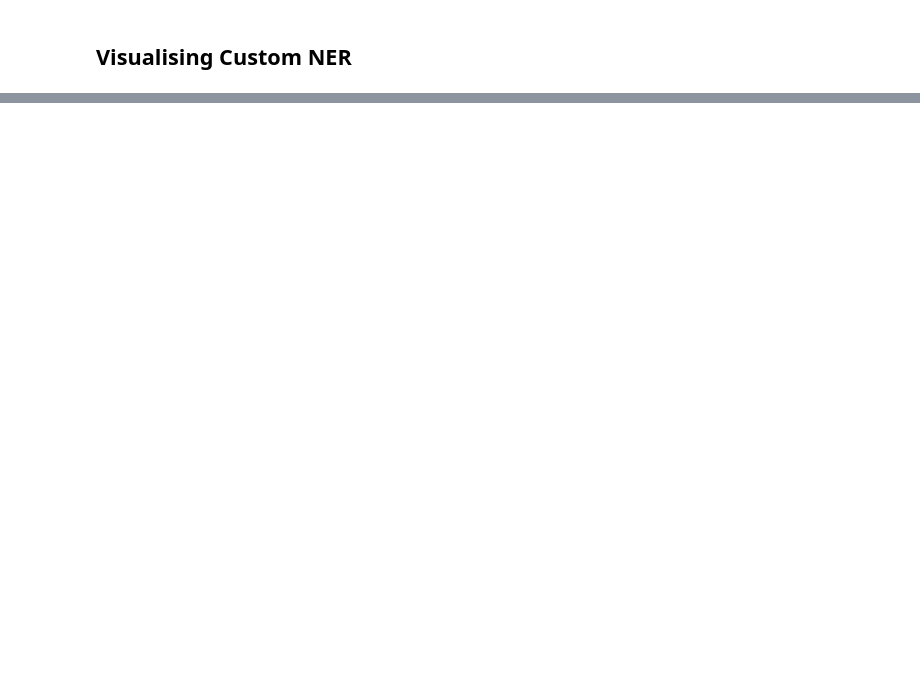
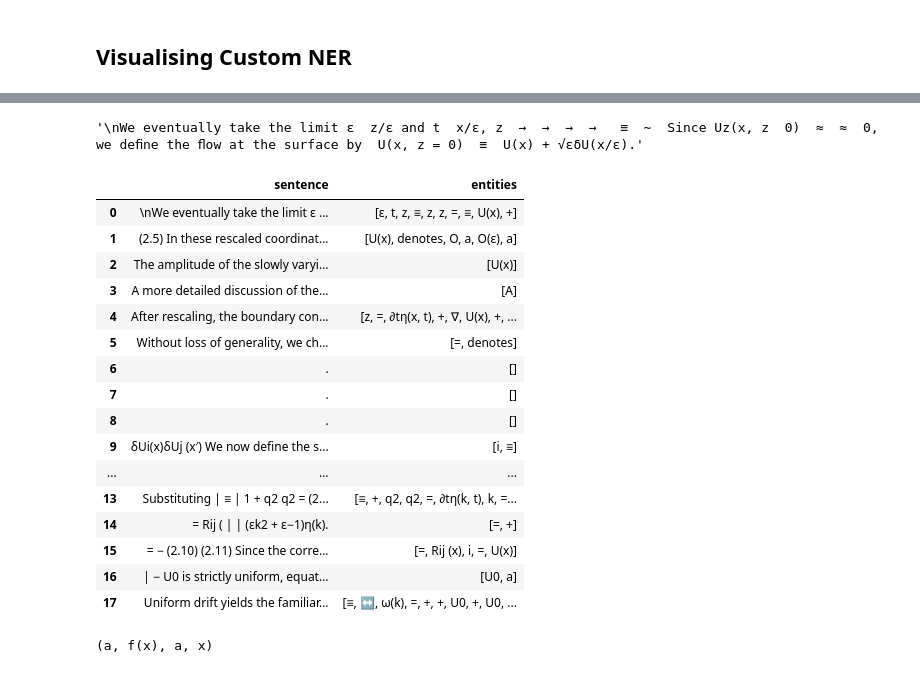
Before and after one commit to taissirboukrouba/Structured-Information-Retrieval-with-LLMs, a Jupyter notebook: notebooks/feature_extraction.ipynb, the cells around one changed output, grey strips where cells are left out. Drawn from its saved outputs; the diff is of its cells as text; code cells hidden in the pictures; blank space fills up the shorter version.

```diff
--- a/notebooks/feature_extraction.ipynb
+++ b/notebooks/feature_extraction.ipynb
@@ -381,0 +370,27 @@ displacy.render(doc, style="ent", jupyter=True)
+# %%
+import nltk
+from nltk.tokenize import word_tokenize , sent_tokenize
+nltk.download('punkt')
+
+labels = ["MATH_FUNC" , "MATH_SYMBOL" , "MATH_OPP" ,"MATH_VRB"]
+
+sentences = sent_tokenize(text)
+nlp = spacy.load("en_core_web_sm")
+
+# adding custom tokenizer
+nlp.tokenizer = create_spacy_tokenizer(nlp)
+
+# Adding the custom NER component to the pipeline
+nlp.add_pipe("parsing_math_entities",before="ner")
+
+sent_of_interest = {"sentence" :[],"entities":[]}
+
+for sent in sentences :
+  doc = nlp(sent)
+  ent_list = []
+  for ent in doc.ents :
+    if ent.label_ in labels :
+
+      ent_list.append(ent.text)
+  sent_of_interest["sentence"].append(sent)
+  sent_of_interest["entities"].append(ent_list)
@@ -381,0 +400,34 @@ displacy.render(doc, style="ent", jupyter=True)
+# %%
+df = pd.DataFrame(sent_of_interest)
+df.iloc[0].sentence
+# %% [output]
+'\nWe eventually take the limit ε  z/ε and t  x/ε, z  →  →  →  →   ≡  ∼  Since Uz(x, z  0)  ≈  ≈  0, we deﬁne the ﬂow at the surface by  U(x, z = 0)  ≡  U(x) + √εδU(x/ε).'
+# %%
+df
+# %% [output]
+|  | sentence | entities |
+| 0 | \nWe eventually take the limit ε ... | [ε, t, z, ≡, z, z, =, ≡, U(x), +] |
+| 1 | (2.5) In these rescaled coordinat... | [U(x), denotes, O, a, O(ε), a] |
+| 2 | The amplitude of the slowly varyi... | [U(x)] |
+| 3 | A more detailed discussion of the... | [A] |
+| 4 | After rescaling, the boundary con... | [z, =, ∂tη(x, t), +, ∇, U(x), +, ... |
+| 5 | Without loss of generality, we ch... | [=, denotes] |
+| 6 | . | [] |
+| 7 | . | [] |
+| 8 | . | [] |
+| 9 | δUi(x)δUj (x′) We now deﬁne the s... | [i, ≡] |
+| ... | ... | ... |
+| 13 | Substituting | ≡ | 1 + q2 q2 = (2... | [≡, +, q2, q2, =, ∂tη(k, t), k, =... |
+| 14 | = Rij ( | | (εk2 + ε−1)η(k). | [=, +] |
+| 15 | = − (2.10) (2.11) Since the corre... | [=, Rij (x), i, =, U(x)] |
+| 16 | | − U0 is strictly uniform, equat... | [U0, a] |
+| 17 | Uniform drift yields the familiar... | [≡, ↔, ω(k), =, +, +, U0, +, U0, ... |
+# %%
+import spacy
+nlp = spacy.load("en_core_web_sm")
+nlp.tokenizer = create_spacy_tokenizer(nlp)
+nlp.add_pipe("parsing_math_entities",before="ner")
+doc = nlp("hello world this is a function f(x) and a variable x")
+print(doc.ents)
+# %% [output]
+(a, f(x), a, x)
```
Also changed, not shown: parts of 12 cells of this notebook.
